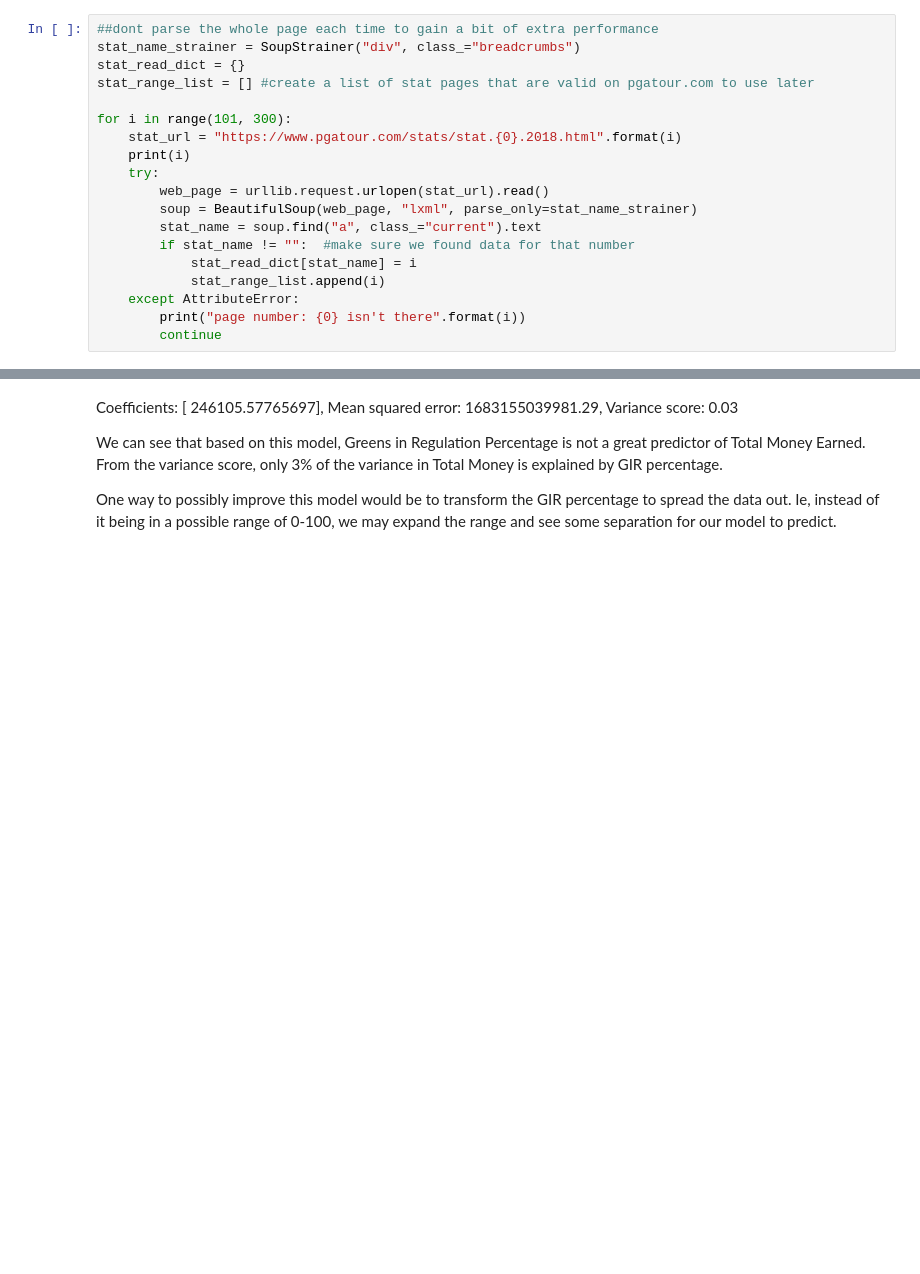
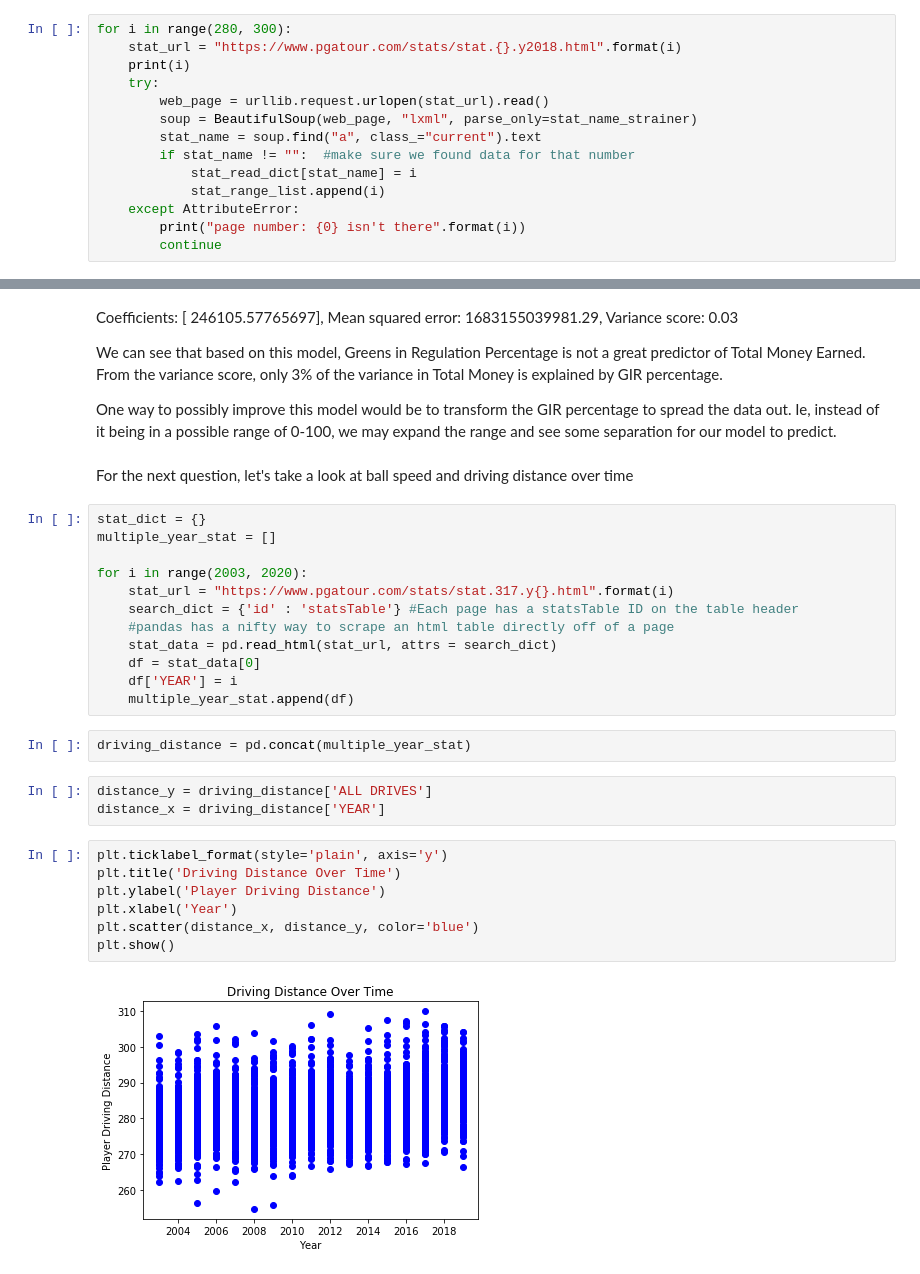
Before and after one commit to dcoh/Golf_Stat_Web_Scraping, a Jupyter notebook: Golf Stat Scraping Project.ipynb, the cells around one changed output, grey strips where cells are left out. Saved outputs shown, nothing was run; the diff lists cells and outputs as text; blank space fills up the shorter version.

Commit message:
Some new exploratory analysis for driving distance averages

```diff
--- a/Golf Stat Scraping Project.ipynb
+++ b/Golf Stat Scraping Project.ipynb
@@ -18,11 +26,6 @@ So, for instance I could load the dictionary and look for 'Driving Accuracy Perc
 # %%
-##dont parse the whole page each time to gain a bit of extra performance
-stat_name_strainer = SoupStrainer("div", class_="breadcrumbs")
-stat_read_dict = {}
-stat_range_list = [] #create a list of stat pages that are valid on pgatour.com to use later
-
-for i in range(101, 300):
-    stat_url = "https://www.pgatour.com/stats/stat.{0}.2018.html".format(i)
+for i in range(280, 300):
+    stat_url = "https://www.pgatour.com/stats/stat.{}.y2018.html".format(i)
     print(i)
     try:
         web_page = urllib.request.urlopen(stat_url).read()
@@ -247,3 +256,31 @@ Variance score: 0.03
 We can see that based on this model, Greens in Regulation Percentage is not a great predictor of Total Money Earned.  From the variance score, only 3% of the variance in Total Money is explained by GIR percentage.
 
 One way to possibly improve this model would be to transform the GIR percentage to spread the data out.  Ie, instead of it being in a possible range of 0-100, we may expand the range and see some separation for our model to predict.
+# %% [markdown]
+For the next question, let's take a look at ball speed and driving distance over time
+# %%
+stat_dict = {}
+multiple_year_stat = []
+
+for i in range(2003, 2020):
+    stat_url = "https://www.pgatour.com/stats/stat.317.y{}.html".format(i)
+    search_dict = {'id' : 'statsTable'} #Each page has a statsTable ID on the table header
+    #pandas has a nifty way to scrape an html table directly off of a page
+    stat_data = pd.read_html(stat_url, attrs = search_dict)
+    df = stat_data[0]
+    df['YEAR'] = i
+    multiple_year_stat.append(df)
+# %%
+driving_distance = pd.concat(multiple_year_stat)
+# %%
+distance_y = driving_distance['ALL DRIVES']
+distance_x = driving_distance['YEAR']
+# %%
+plt.ticklabel_format(style='plain', axis='y')
+plt.title('Driving Distance Over Time')
+plt.ylabel('Player Driving Distance')
+plt.xlabel('Year')
+plt.scatter(distance_x, distance_y, color='blue')
+plt.show()
+# %% [output]
+[figure, added]
```
Also changed, not shown: parts of 17 cells of this notebook.
